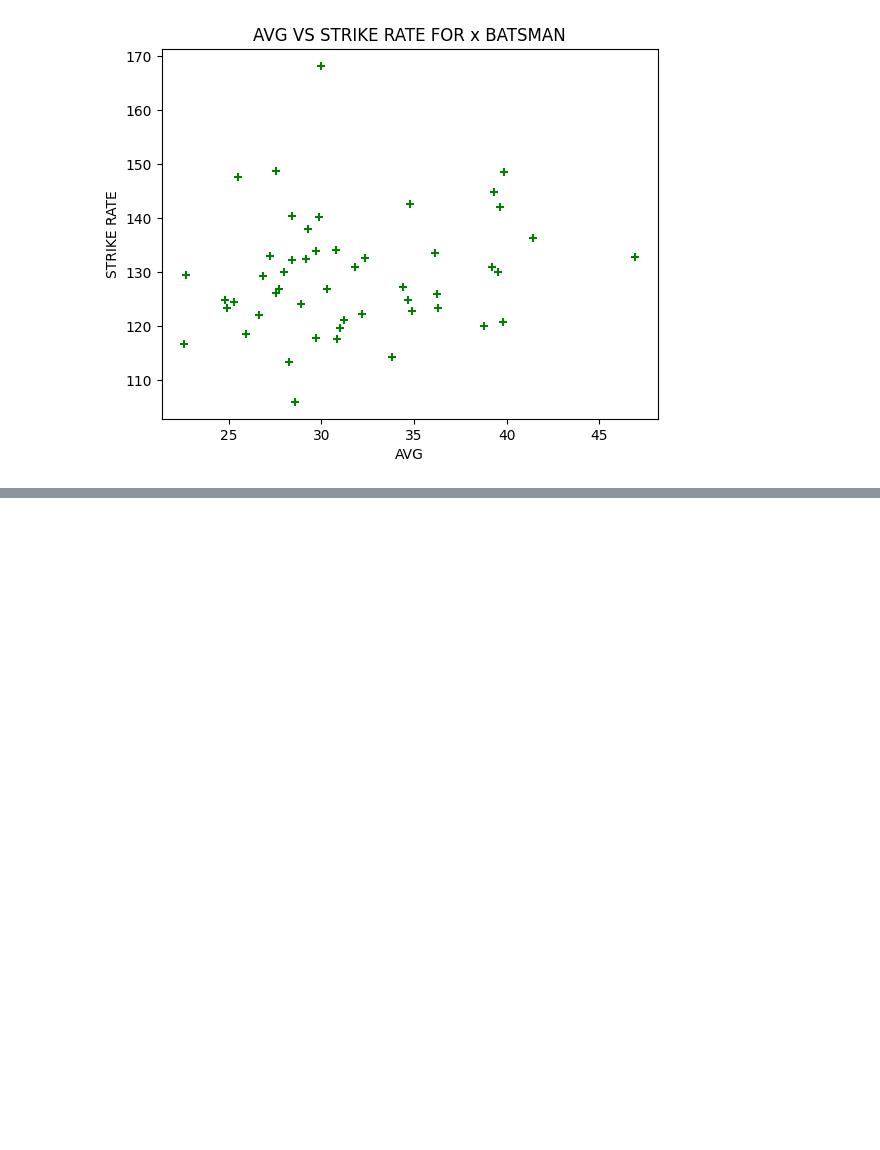
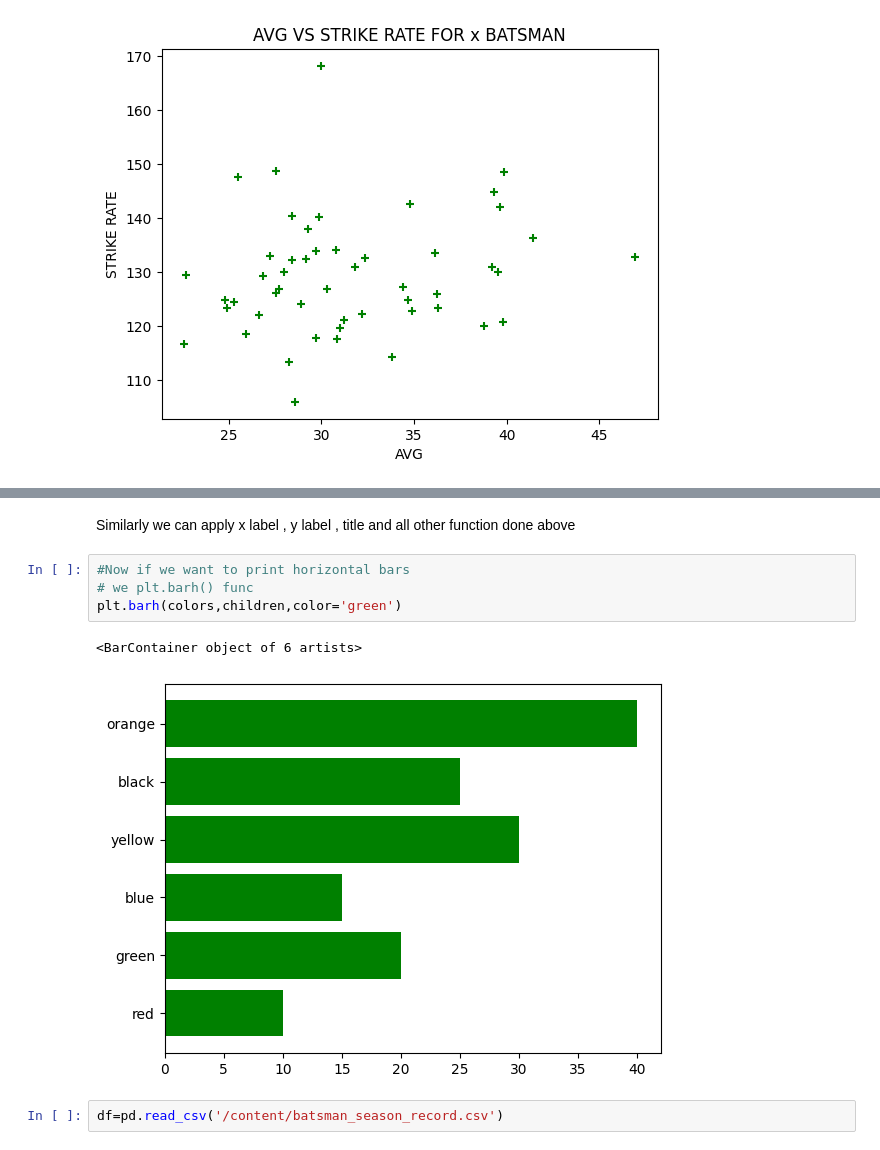
Before and after one commit to harry9855/PYTHON-AI-ML, a Jupyter notebook: Matplotlib.ipynb, the cells around one changed output, grey strips where cells are left out. Cells and saved outputs as stored; diff of their text form; blank space fills up the shorter version.

```diff
--- a/Matplotlib.ipynb
+++ b/Matplotlib.ipynb
@@ -264,0 +293,11 @@ Text(0, 0.5, 'STRIKE RATE')
+# %% [markdown]
+Similarly we can apply x label , y label , title and all other function done above
+# %%
+#Now if we want to print horizontal bars
+# we plt.barh() func
+plt.barh(colors,children,color='green')
+# %% [output]
+<BarContainer object of 6 artists>
+[figure, added]
+# %%
+df=pd.read_csv('/content/batsman_season_record.csv')
```
Also changed, not shown: parts of 54 cells of this notebook.
